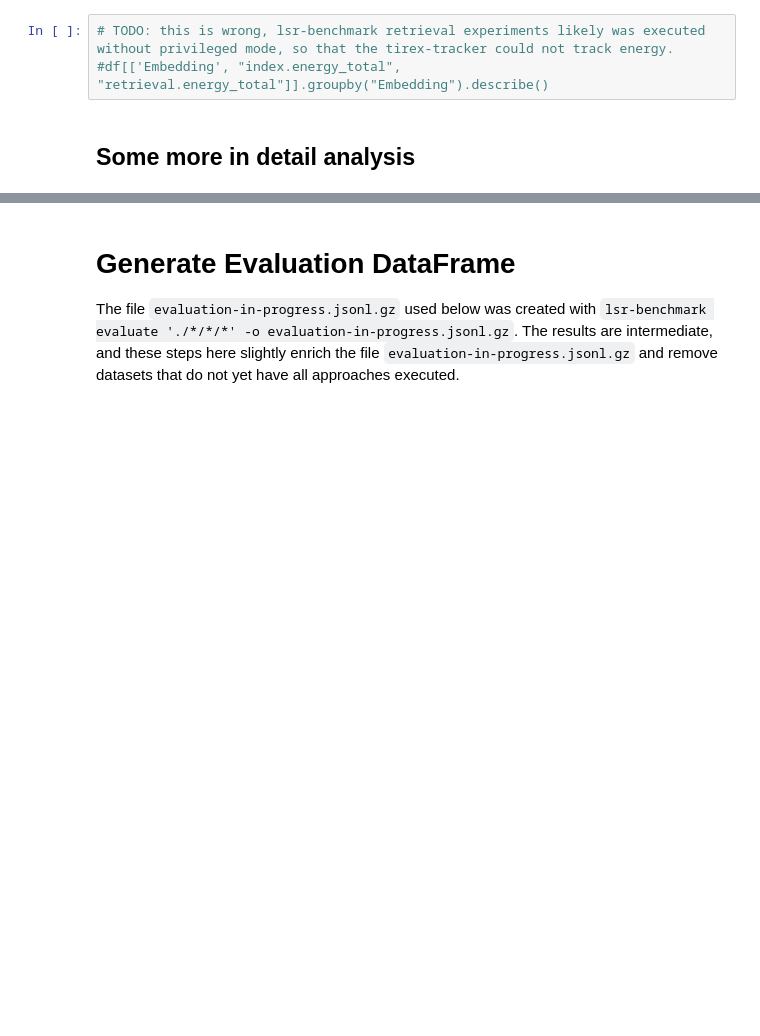
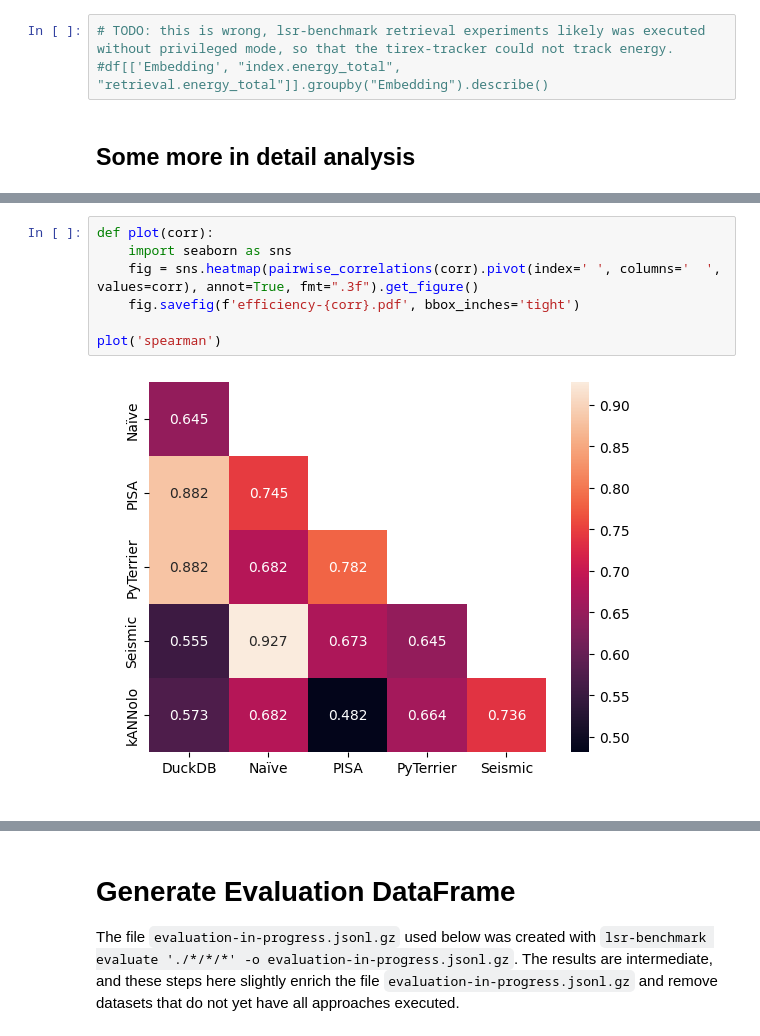
Before and after one commit to hscells/lsr-benchmark, a Jupyter notebook: step-04-evaluation/analysis-in-progress.ipynb, the cells around one changed output, grey strips where cells are left out. Drawn from its saved outputs; the diff is of its cells as text; blank space fills up the shorter version.

```diff
--- a/step-04-evaluation/analysis-in-progress.ipynb
+++ b/step-04-evaluation/analysis-in-progress.ipynb
@@ -194,0 +448,9 @@ df[['Retrieval', 'embedding/model', "index.runtime_wallclock", "retrieval.runtim
+# %%
+def plot(corr):
+    import seaborn as sns
+    fig = sns.heatmap(pairwise_correlations(corr).pivot(index=' ', columns='  ', values=corr), annot=True, fmt=".3f").get_figure()
+    fig.savefig(f'efficiency-{corr}.pdf', bbox_inches='tight')
+
+plot('spearman')
+# %% [output]
+[figure, added]
```
Also changed, not shown: parts of 18 cells of this notebook.
